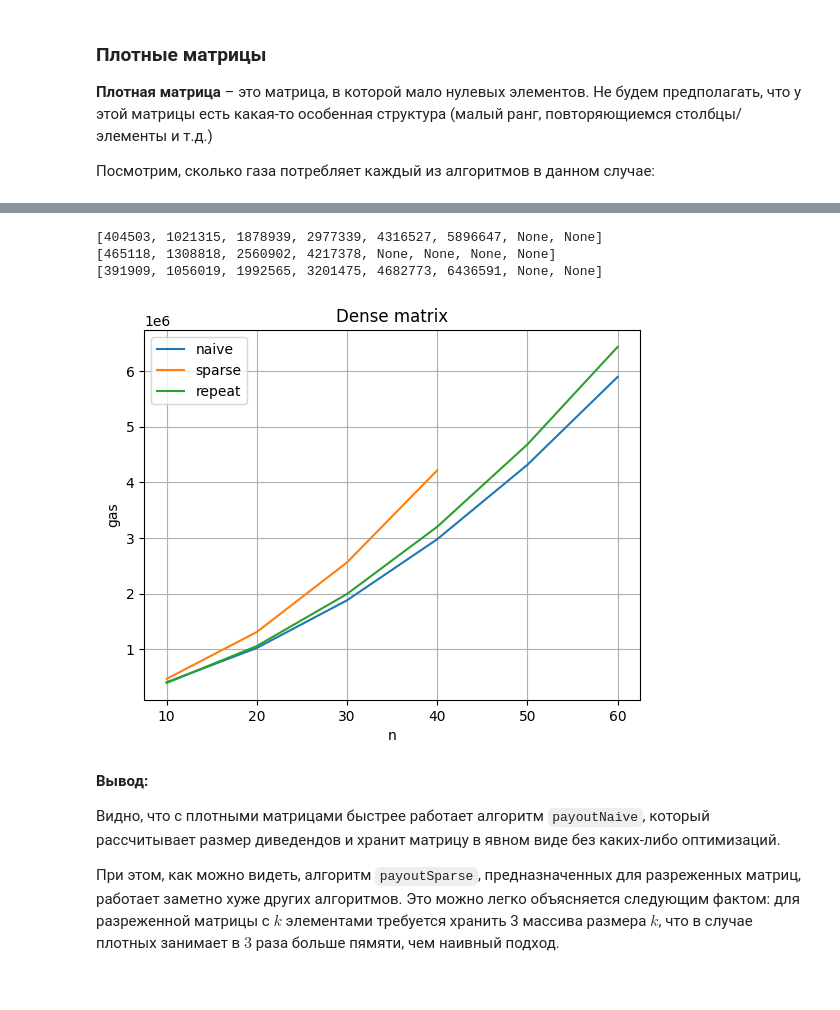
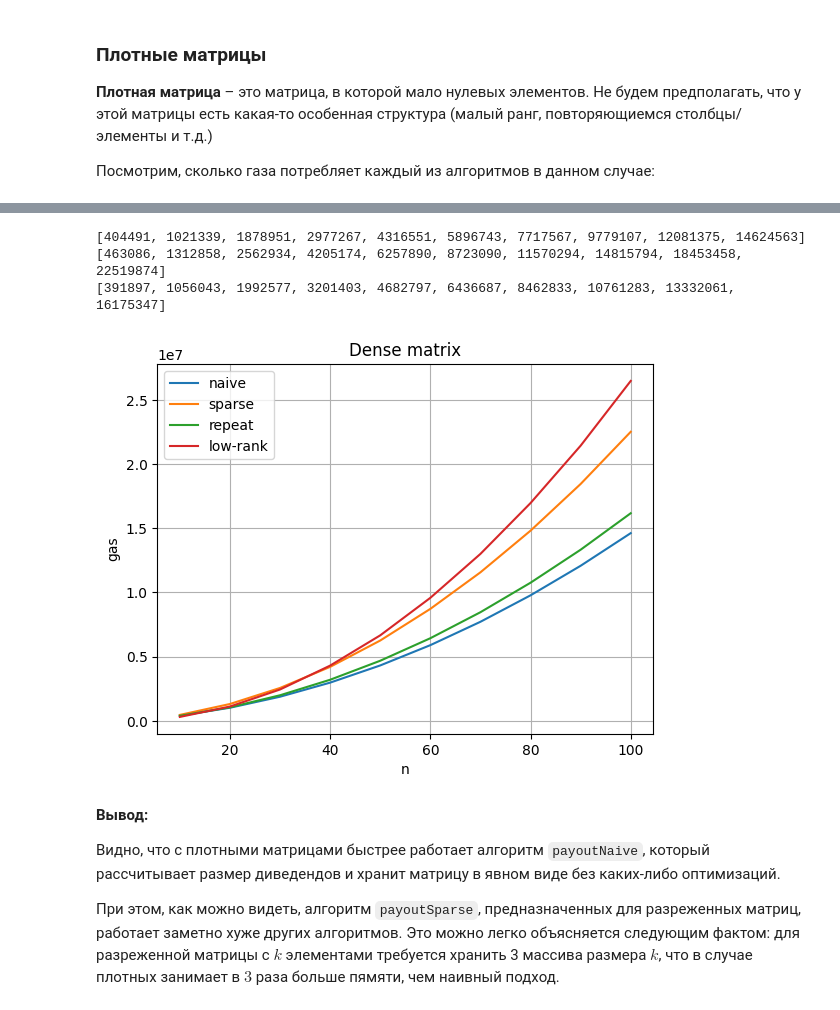
Before and after one commit to maximshuklin/Gas-Optimization, a Jupyter notebook: test_timings.ipynb, the cells around one changed output, grey strips where cells are left out. Saved outputs shown, nothing was run; the diff lists cells and outputs as text; code cells hidden in the pictures.

```diff
--- a/test_timings.ipynb
+++ b/test_timings.ipynb
@@ -32,6 +35,7 @@ X = [i * 10 for i in range(1, 9)]
 naive = []
 sparse = []
 repeated_cols = []
+low_rank = []
 for x in X:
     matrix = generator.generate_sparse(x, x)
     assets_cost = [i for i in range(x)]
@@ -39,3 +43,4 @@ for x in X:
     naive.append(j['payoutNaive'])
     sparse.append(j['payoutSparse'])
     repeated_cols.append(j['payoutRepeatedColumns'])
+    low_rank.append(j['payoutLowRank'])
@@ -75,6 +89,7 @@ def get_gas_info_dense(X):
     naive = []
     sparse = []
     repeated_cols = []
+    low_rank = []
     for x in X:
         matrix = generator.generate_random(x, x)
         assets_cost = [i for i in range(x)]
@@ -82,7 +97,8 @@ def get_gas_info_dense(X):
         naive.append(j.get('payoutNaive'))
         sparse.append(j.get('payoutSparse'))
         repeated_cols.append(j.get('payoutRepeatedColumns'))
-    return naive, sparse, repeated_cols
+        low_rank.append(j.get('payoutLowRank'))
+    return naive, sparse, repeated_cols, low_rank
 # %%
-X_dense = [10 * i for i in range(1, 9)]
-naive, sparse, repeated_cols = get_gas_info_dense(X_dense)
+X_dense = [10 * i for i in range(1, 11)]
+naive, sparse, repeated_cols, low_rank = get_gas_info_dense(X_dense)
@@ -91,19 +118,19 @@ print(naive)
 print(sparse)
 print(repeated_cols)
 # %% [output]
-[404503, 1021315, 1878939, 2977339, 4316527, 5896647, None, None]
-[465118, 1308818, 2560902, 4217378, None, None, None, None]
-[391909, 1056019, 1992565, 3201475, 4682773, 6436591, None, None]
+[404491, 1021339, 1878951, 2977267, 4316551, 5896743, 7717567, 9779107, 12081375, 14624563]
+[463086, 1312858, 2562934, 4205174, 6257890, 8723090, 11570294, 14815794, 18453458, 22519874]
+[391897, 1056043, 1992577, 3201403, 4682797, 6436687, 8462833, 10761283, 13332061, 16175347]
 # %%
-plt.plot(X_dense, np.c_[naive, sparse, repeated_cols])
-plt.legend(["naive", "sparse", "repeat"])
+plt.plot(X_dense, np.c_[naive, sparse, repeated_cols, low_rank])
+plt.legend(["naive", "sparse", "repeat", "low-rank"])
 plt.xlabel("n")
 plt.ylabel("gas")
 plt.title("Dense matrix")
 plt.grid(True)
 plt.show()
 # %% [output]
-[figure, old version]
+[figure, new version]
 # %% [markdown]
 **Вывод:**
 
```
Also changed, not shown: parts of 18 cells of this notebook, 12 other files.
